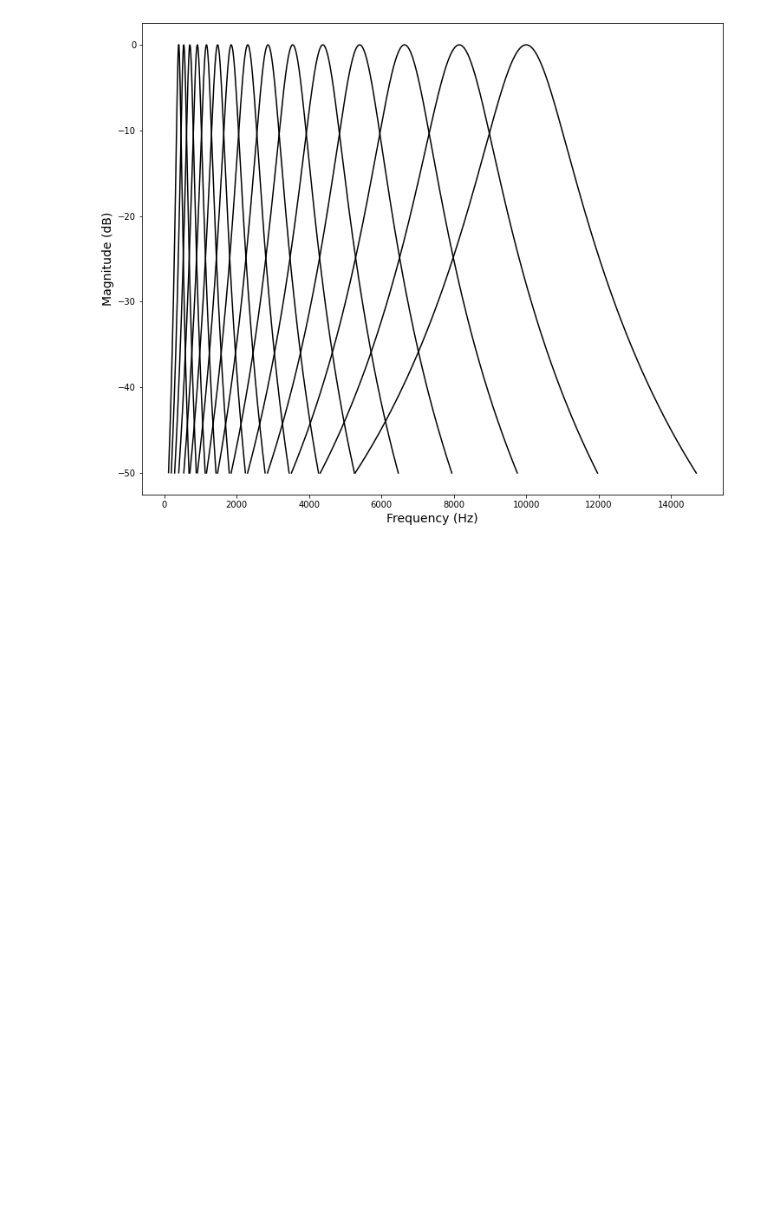
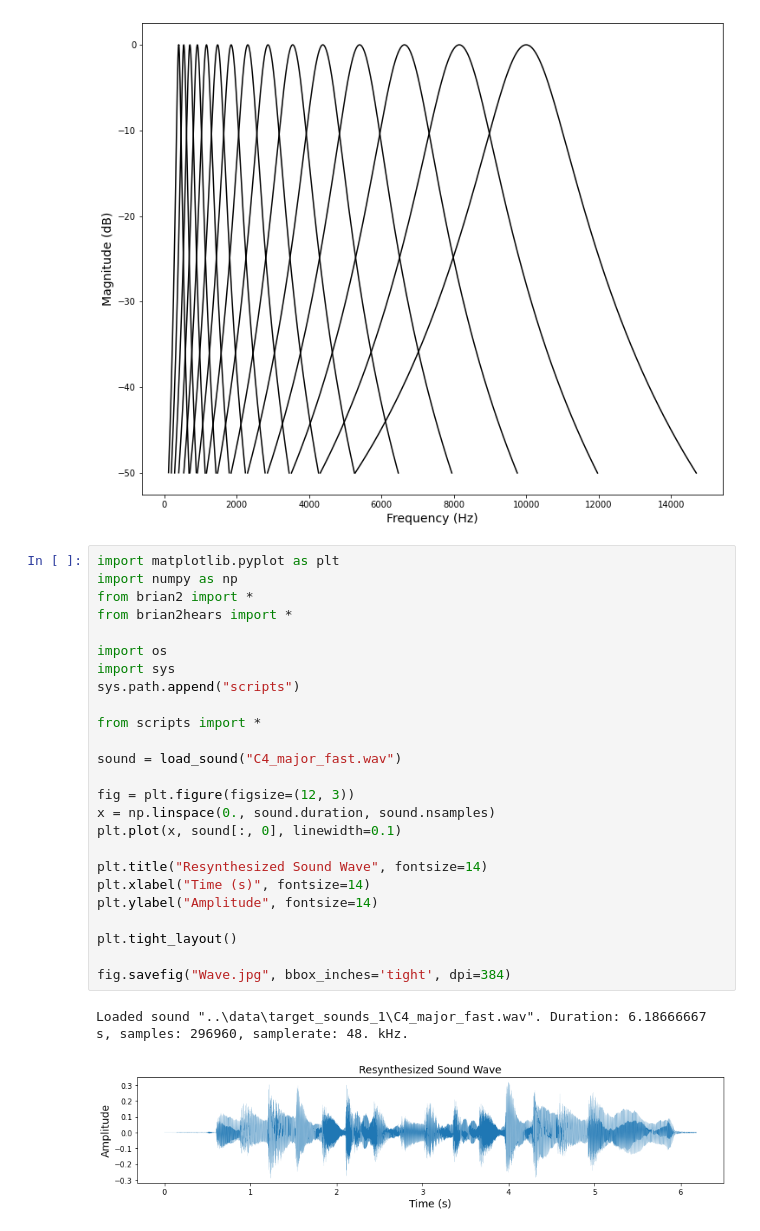
Before and after one commit to salveron/bachelors_thesis, a Jupyter notebook: src/misc.ipynb, the cells around one changed output. Saved outputs shown, nothing was run; the diff lists cells and outputs as text; blank space fills up the shorter version.

```diff
--- a/src/misc.ipynb
+++ b/src/misc.ipynb
@@ -280,3 +282,31 @@ plt.ylabel('Magnitude (dB)', fontsize=14)
 plt.show()
 # %% [output]
 [figure]
+# %%
+import matplotlib.pyplot as plt
+import numpy as np
+from brian2 import *
+from brian2hears import *
+
+import os
+import sys
+sys.path.append("scripts")
+
+from scripts import *
+
+sound = load_sound("C4_major_fast.wav")
+
+fig = plt.figure(figsize=(12, 3))
+x = np.linspace(0., sound.duration, sound.nsamples)
+plt.plot(x, sound[:, 0], linewidth=0.1)
+
+plt.title("Resynthesized Sound Wave", fontsize=14)
+plt.xlabel("Time (s)", fontsize=14)
+plt.ylabel("Amplitude", fontsize=14)
+
+plt.tight_layout()
+
+fig.savefig("Wave.jpg", bbox_inches='tight', dpi=384)
+# %% [output]
+Loaded sound "..\data\target_sounds_1\C4_major_fast.wav". Duration: 6.18666667 s, samples: 296960, samplerate: 48. kHz.
+[figure, added]
```
Also changed, not shown: parts of 1 cell of this notebook, 6 other files.
